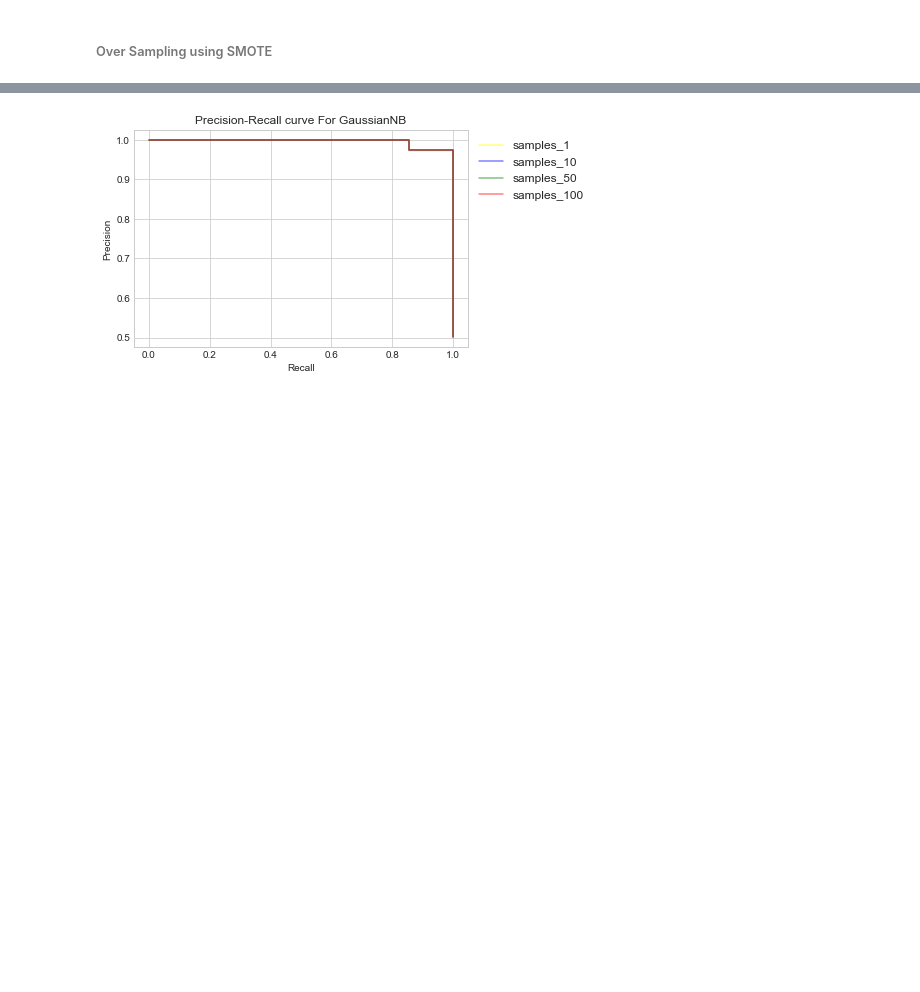
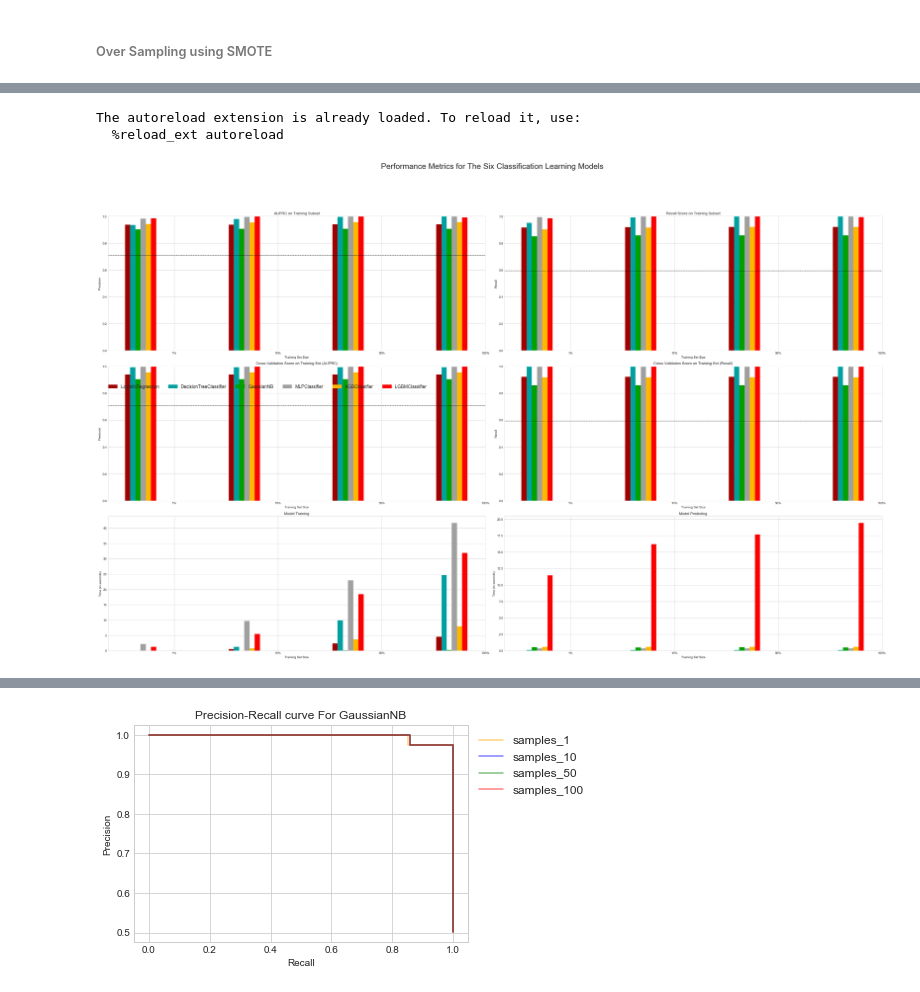
Before and after one commit to abhijeetkoranne/udacity-mlnd, a Jupyter notebook: Credit_Card_Fraud_Detection/Credit_Card_Fraud_Detection.ipynb, the cells around one changed output, grey strips where cells are left out. Saved outputs shown, nothing was run; the diff lists cells and outputs as text; code cells hidden in the pictures; blank space fills up the shorter version.

```diff
--- a/Credit_Card_Fraud_Detection/Credit_Card_Fraud_Detection.ipynb
+++ b/Credit_Card_Fraud_Detection/Credit_Card_Fraud_Detection.ipynb
@@ -513,3 +506,16 @@ learner=XGBClassifier
+# %%
+precision_benchmark = 0.83
+recall_benchmark = 0.59
+auprc_benchmark = 0.71
+%load_ext autoreload
+%autoreload 2
+%reload_ext autoreload
+import Results_Visualizer as rv
+rv.show_resultsVs(results, auprc_benchmark, recall_benchmark)
+# %% [output]
+The autoreload extension is already loaded. To reload it, use:
+  %reload_ext autoreload
+[figure, added]
 # %%
 display((pd.DataFrame(results[clf_name]).transpose()).iloc[3]['prc_precision'])
 display((pd.DataFrame(results[clf_name]).transpose()).iloc[3]['prc_recall'])
```
Also changed, not shown: parts of 18 cells of this notebook, 1 other file.
